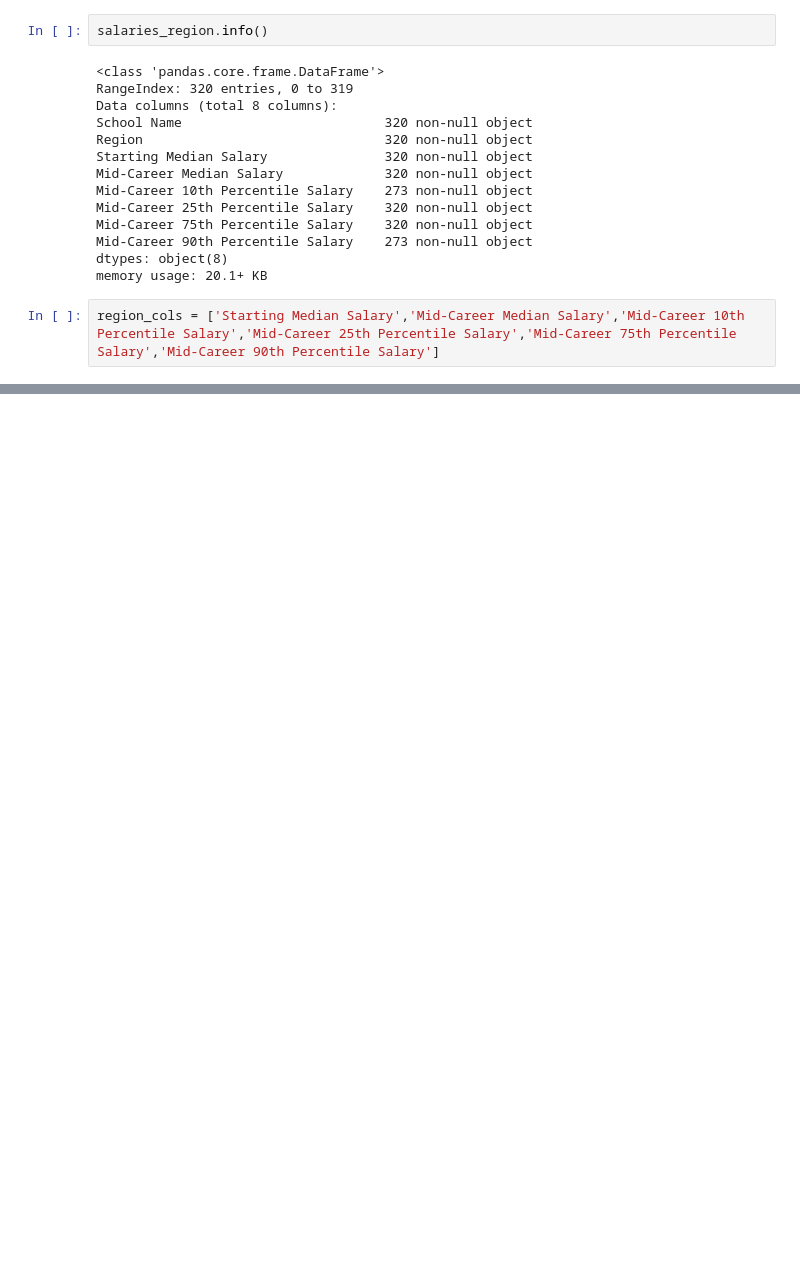
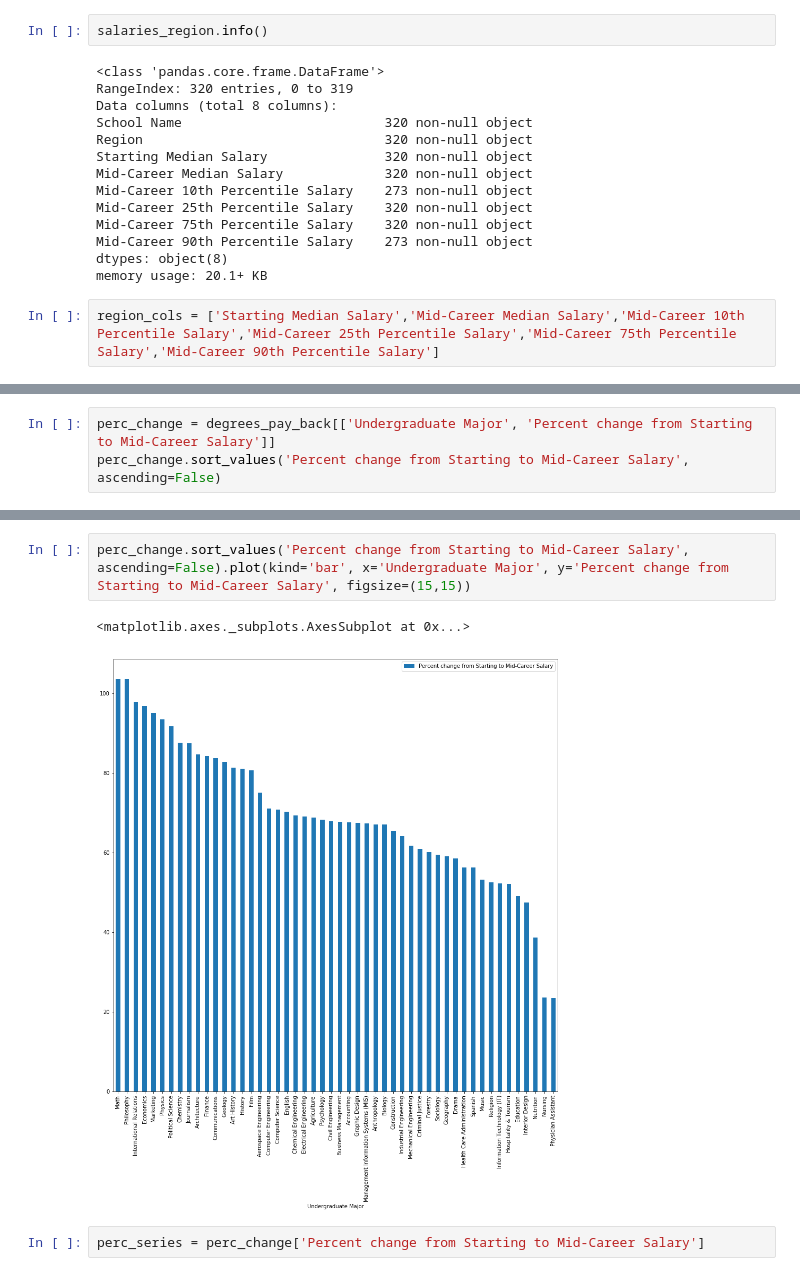
Before and after one commit to LyuboKushev/college-attendance-usa, a Jupyter notebook: Where It Pays to Attend College.ipynb, the cells around one changed output, grey strips where cells are left out. Saved outputs shown, nothing was run; the diff lists cells and outputs as text; blank space fills up the shorter version.

```diff
--- a/Where It Pays to Attend College.ipynb
+++ b/Where It Pays to Attend College.ipynb
@@ -211,0 +256,3 @@ salaries_region.describe()
+# %%
+perc_change = degrees_pay_back[['Undergraduate Major', 'Percent change from Starting to Mid-Career Salary']]
+perc_change.sort_values('Percent change from Starting to Mid-Career Salary', ascending=False)
@@ -211,0 +277,7 @@ salaries_region.describe()
+# %%
+perc_change.sort_values('Percent change from Starting to Mid-Career Salary', ascending=False).plot(kind='bar', x='Undergraduate Major', y='Percent change from Starting to Mid-Career Salary', figsize=(15,15))
+# %% [output]
+<matplotlib.axes._subplots.AxesSubplot at 0x...>
+[figure, added]
+# %%
+perc_series = perc_change['Percent change from Starting to Mid-Career Salary']
```
Also changed, not shown: parts of 11 cells of this notebook.
